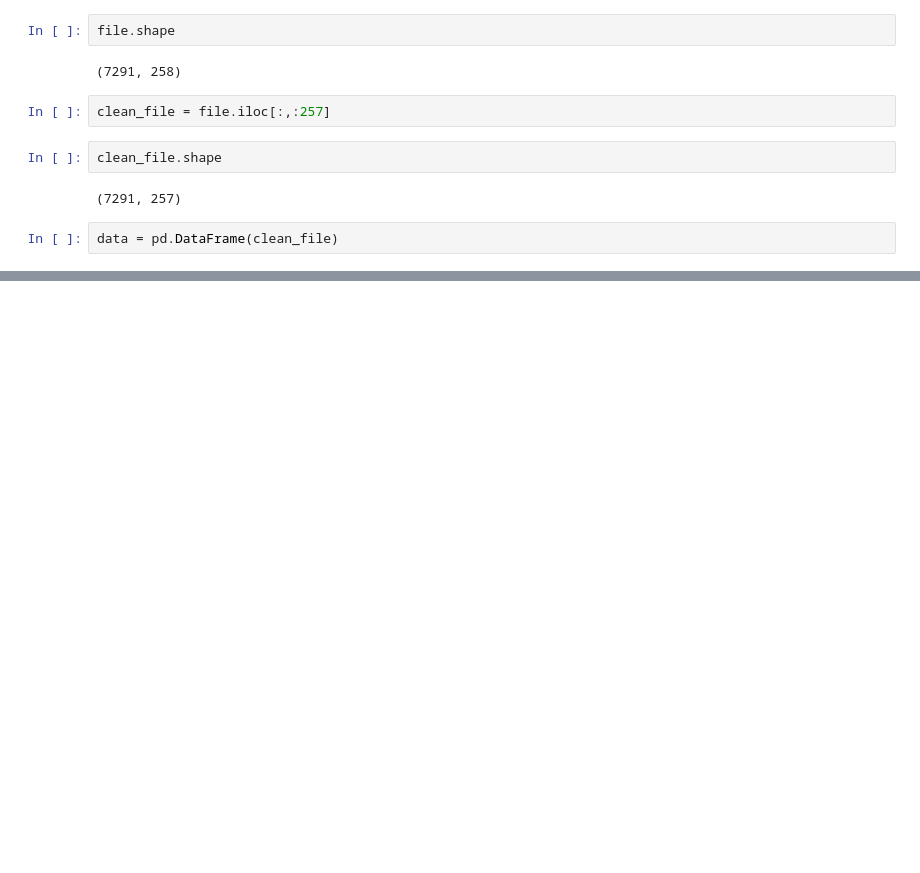
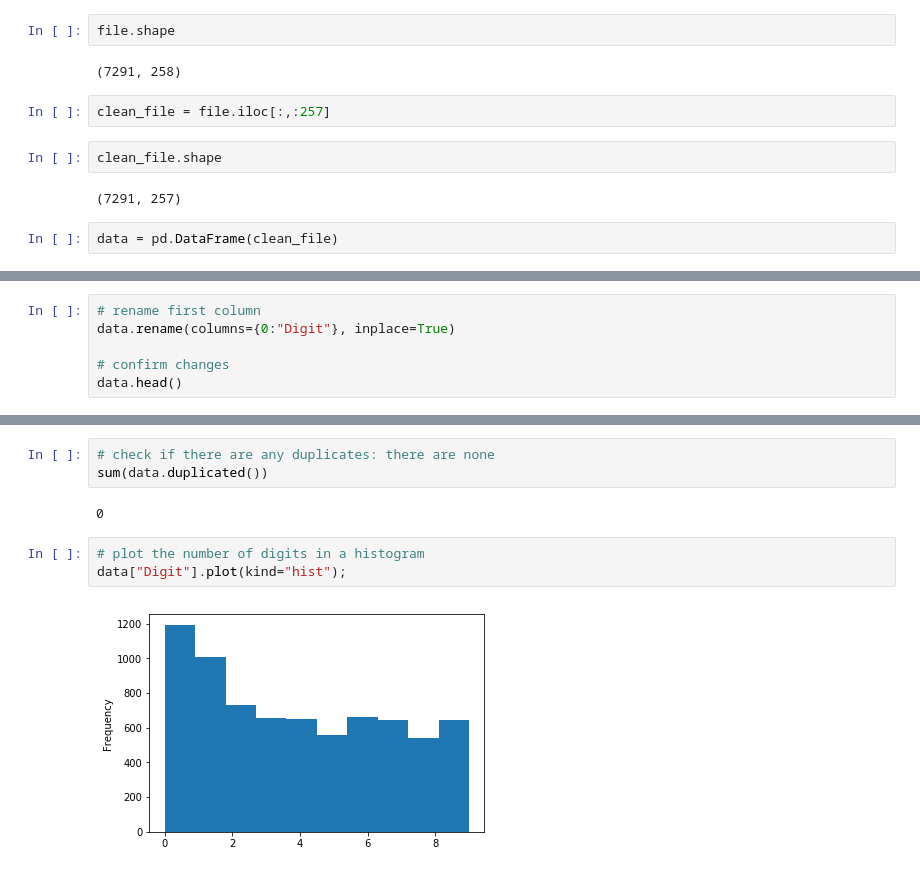
Before and after one commit to BrittaInData/Descriptive_Analysis, a Jupyter notebook: Data Notebook.ipynb, the cells around one changed output, grey strips where cells are left out. Drawn from its saved outputs; the diff is of its cells as text; blank space fills up the shorter version.

```diff
--- a/Data Notebook.ipynb
+++ b/Data Notebook.ipynb
@@ -54,0 +63,6 @@ plt.show();
+# %%
+# rename first column
+data.rename(columns={0:"Digit"}, inplace=True)
+
+# confirm changes
+data.head()
@@ -54,0 +92,10 @@ plt.show();
+# %%
+# check if there are any duplicates: there are none
+sum(data.duplicated())
+# %% [output]
+0
+# %%
+# plot the number of digits in a histogram
+data["Digit"].plot(kind="hist");
+# %% [output]
+[figure, added]
```
Also changed, not shown: parts of 18 cells of this notebook.
